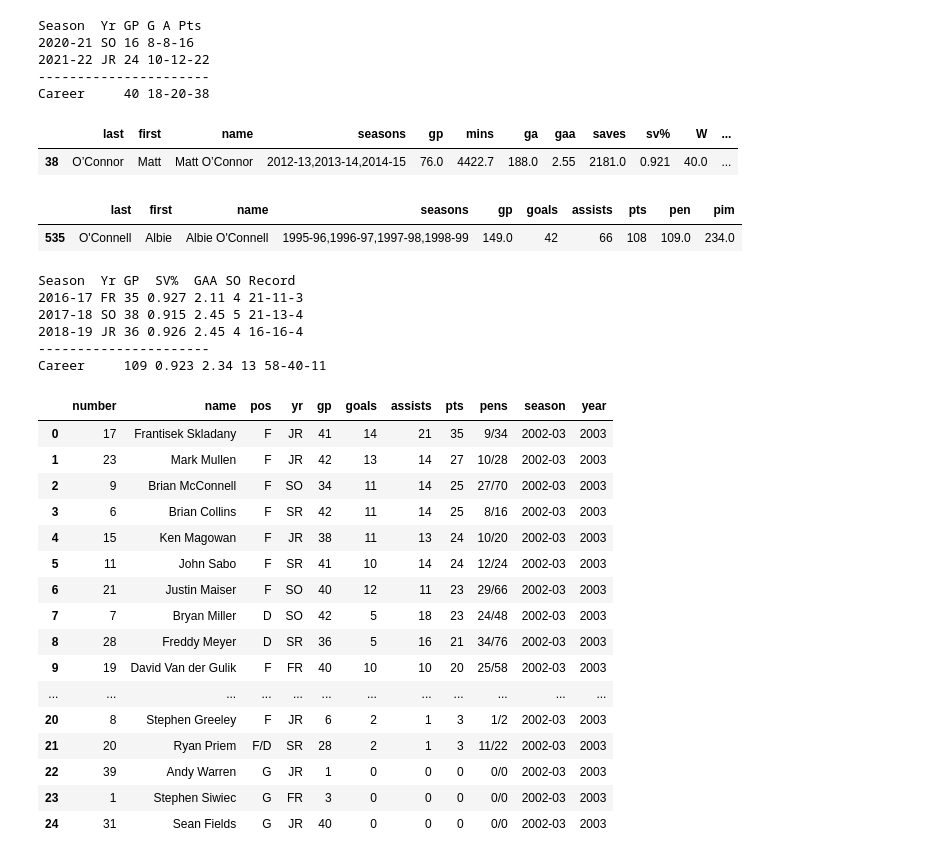
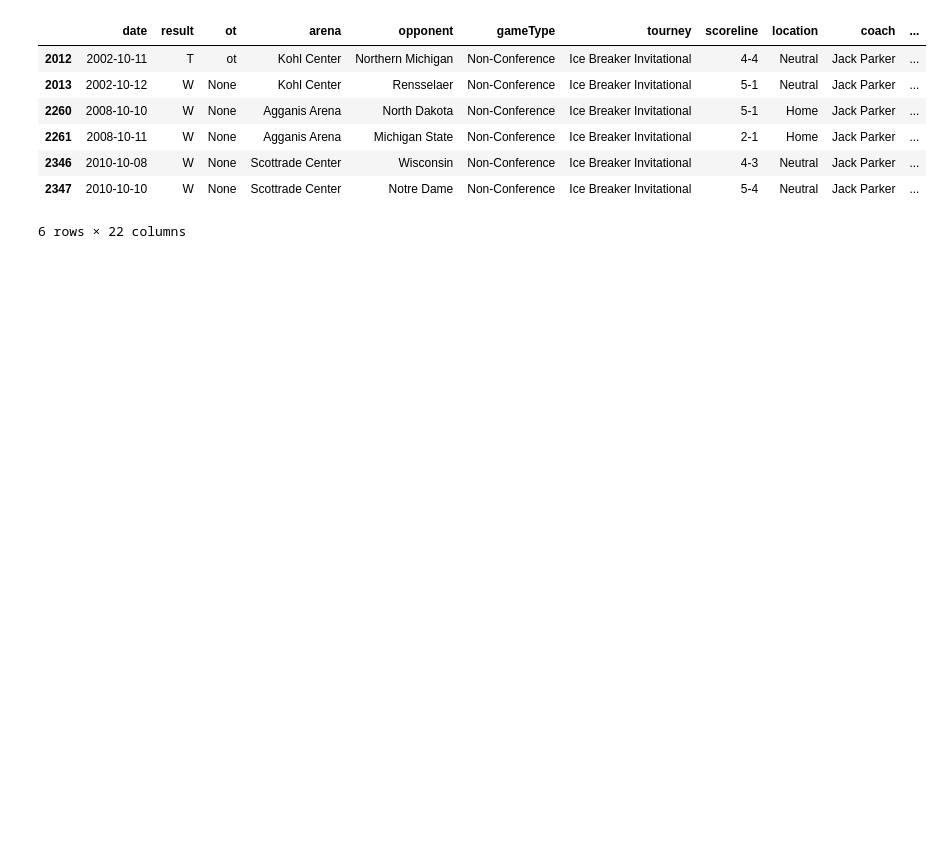
Before and after one commit to redsoxfan2194/buhockeystats, a Jupyter notebook: BU Record Book-Clean.ipynb, the cells around one changed output. Cells and saved outputs as stored; diff of their text form; code cells hidden in the pictures; blank space fills up the shorter version.

```diff
--- a/BU Record Book-Clean.ipynb
+++ b/BU Record Book-Clean.ipynb
@@ -1546,71 +1599,14 @@ Career     66 45
-# %%
-name='Mark Mullen'
-dfRes=dfSeasSkate.loc[dfSeasSkate['name']==name]
-resStr="Season  Yr GP G A Pts\n"
-startYear=dfRes.iloc[0]['year']
-if(startYear==2003 and dfRes.iloc[0]['yr']!='FR'):
-    resStr+="Stats Prior to 2002-03 N/A) \n"
-for row in range(len(dfRes)):
-    resStr+="{} {} {} {}-{}-{}\n".format(dfRes.iloc[row]['season'],dfRes.iloc[row]['yr'],dfRes.iloc[row]['gp'],dfRes.iloc[row]['goals'],dfRes.iloc[row]['assists'],dfRes.iloc[row]['pts'])
-resStr+="----------------------\nCareer     {} {}-{}-{}".format(dfRes.sum()['gp'],dfRes.sum()['goals'],dfRes.sum()['assists'],dfRes.sum()['pts'])
-print(resStr)
-# %% [output]
-Season  Yr GP G A Pts
-2020-21 SO 16 8-8-16
-2021-22 JR 24 10-12-22
-----------------------
-Career     40 18-20-38
-# %%
-dfGoalie.loc[dfGoalie['name'].str.contains("Matt O’Connor",case=False)]
-# %% [output]
-|  | last | first | name | seasons | gp | mins | ga | gaa | saves | sv% | W | ... |
-| 38 | O’Connor | Matt | Matt O’Connor | 2012-13,2013-14,2014-15 | 76.0 | 4422.7 | 188.0 | 2.55 | 2181.0 | 0.921 | 40.0 | ... |
-# %%
-dfSkate.loc[dfSkate['name'].str.contains("Albie",case=False)]
-# %% [output]
-|  | last | first | name | seasons | gp | goals | assists | pts | pen | pim |
-| 535 | O'Connell | Albie | Albie O'Connell | 1995-96,1996-97,1997-98,1998-99 | 149.0 | 42 | 66 | 108 | 109.0 | 234.0 |
-# %%
-name='Jake Oettinger'
-dfRes=dfSeasGoalie.loc[dfSeasGoalie['name']==name]
-gStatsLine=dfGoalie.loc[dfGoalie['name'].str.contains(name,case=False)]
-resStr='Season  Yr GP  SV%  GAA SO Record\n'
-for row in range(len(dfRes)):
-    resStr+="{} {} {} {} {} {} {}\n".format(dfRes.iloc[row]['season'],dfRes.iloc[row]['yr'],dfRes.iloc[row]['gp'],dfRes.iloc[row]['sv%'],dfRes.iloc[row]['gaa'],dfRes.iloc[row]['SO'],dfRes.iloc[row]['record'])
-gaa=gStatsLine['gaa'].to_string(index=False).lstrip()
-svper=gStatsLine['sv%'].to_string(index=False).lstrip()
-wins=int(float(gStatsLine['W'].to_string(index=False)))
-loss=int(float(gStatsLine['L'].to_string(index=False)))
-tie=int(float(gStatsLine['T'].to_string(index=False)))
-resStr+="----------------------\nCareer     {} {} {} {} {}-{}-{}".format(dfRes.sum()['gp'],svper,gaa,dfRes.sum()['SO'],wins,loss,tie)
-print(resStr)
-# %% [output]
-Season  Yr GP  SV%  GAA SO Record
-2016-17 FR 35 0.927 2.11 4 21-11-3
-2017-18 SO 38 0.915 2.45 5 21-13-4
-2018-19 JR 36 0.926 2.45 4 16-16-4
-----------------------
-Career     109 0.923 2.34 13 58-40-11
-# %%
-dfSeasSkate.loc[dfSeasSkate['year']==2003]
-# %% [output]
-|  | number | name | pos | yr | gp | goals | assists | pts | pens | season | year |
-| 0 | 17 | Frantisek Skladany | F | JR | 41 | 14 | 21 | 35 | 9/34 | 2002-03 | 2003 |
-| 1 | 23 | Mark Mullen | F | JR | 42 | 13 | 14 | 27 | 10/28 | 2002-03 | 2003 |
-| 2 | 9 | Brian McConnell | F | SO | 34 | 11 | 14 | 25 | 27/70 | 2002-03 | 2003 |
-| 3 | 6 | Brian Collins | F | SR | 42 | 11 | 14 | 25 | 8/16 | 2002-03 | 2003 |
-| 4 | 15 | Ken Magowan | F | JR | 38 | 11 | 13 | 24 | 10/20 | 2002-03 | 2003 |
-| 5 | 11 | John Sabo | F | SR | 41 | 10 | 14 | 24 | 12/24 | 2002-03 | 2003 |
-| 6 | 21 | Justin Maiser | F | SO | 40 | 12 | 11 | 23 | 29/66 | 2002-03 | 2003 |
-| 7 | 7 | Bryan Miller | D | SO | 42 | 5 | 18 | 23 | 24/48 | 2002-03 | 2003 |
-| 8 | 28 | Freddy Meyer | D | SR | 36 | 5 | 16 | 21 | 34/76 | 2002-03 | 2003 |
-| 9 | 19 | David Van der Gulik | F | FR | 40 | 10 | 10 | 20 | 25/58 | 2002-03 | 2003 |
-| ... | ... | ... | ... | ... | ... | ... | ... | ... | ... | ... | ... |
-| 20 | 8 | Stephen Greeley | F | JR | 6 | 2 | 1 | 3 | 1/2 | 2002-03 | 2003 |
-| 21 | 20 | Ryan Priem | F/D | SR | 28 | 2 | 1 | 3 | 11/22 | 2002-03 | 2003 |
-| 22 | 39 | Andy Warren | G | JR | 1 | 0 | 0 | 0 | 0/0 | 2002-03 | 2003 |
-| 23 | 1 | Stephen Siwiec | G | FR | 3 | 0 | 0 | 0 | 0/0 | 2002-03 | 2003 |
-| 24 | 31 | Sean Fields | G | JR | 40 | 0 | 0 | 0 | 0/0 | 2002-03 | 2003 |
+# %%
+dfGames.loc[(dfGames['coach'].str.contains("parker",case=False)) & (dfGames['tourney'].str.contains("ice breaker",case=False)) & (dfGames['tourney'].notnull()) ]
+# %% [output]
+|  | date | result | ot | arena | opponent | gameType | tourney | scoreline | location | coach | ... |
+| 2012 | 2002-10-11 | T | ot | Kohl Center | Northern Michigan | Non-Conference | Ice Breaker Invitational | 4-4 | Neutral | Jack Parker | ... |
+| 2013 | 2002-10-12 | W | None | Kohl Center | Rensselaer | Non-Conference | Ice Breaker Invitational | 5-1 | Neutral | Jack Parker | ... |
+| 2260 | 2008-10-10 | W | None | Agganis Arena | North Dakota | Non-Conference | Ice Breaker Invitational | 5-1 | Home | Jack Parker | ... |
+| 2261 | 2008-10-11 | W | None | Agganis Arena | Michigan State | Non-Conference | Ice Breaker Invitational | 2-1 | Home | Jack Parker | ... |
+| 2346 | 2010-10-08 | W | None | Scottrade Center | Wisconsin | Non-Conference | Ice Breaker Invitational | 4-3 | Neutral | Jack Parker | ... |
+| 2347 | 2010-10-10 | W | None | Scottrade Center | Notre Dame | Non-Conference | Ice Breaker Invitational | 5-4 | Neutral | Jack Parker | ... |
+6 rows × 22 columns
 # %%
 ### Current Team ###
 # %%
```
Also changed, not shown: parts of 3 cells of this notebook.
